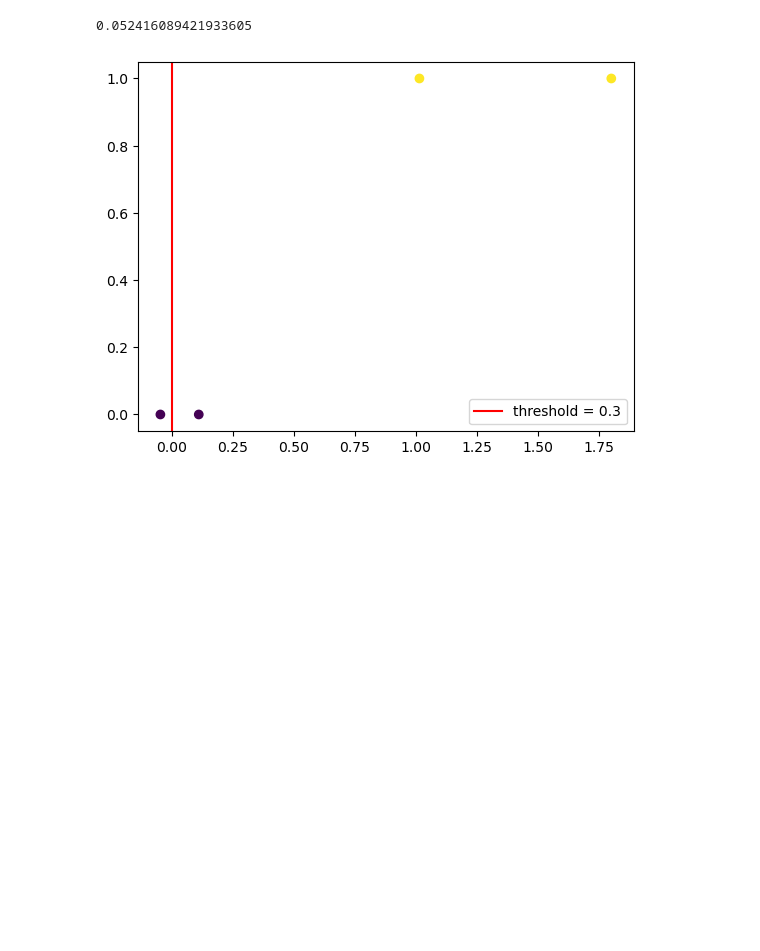
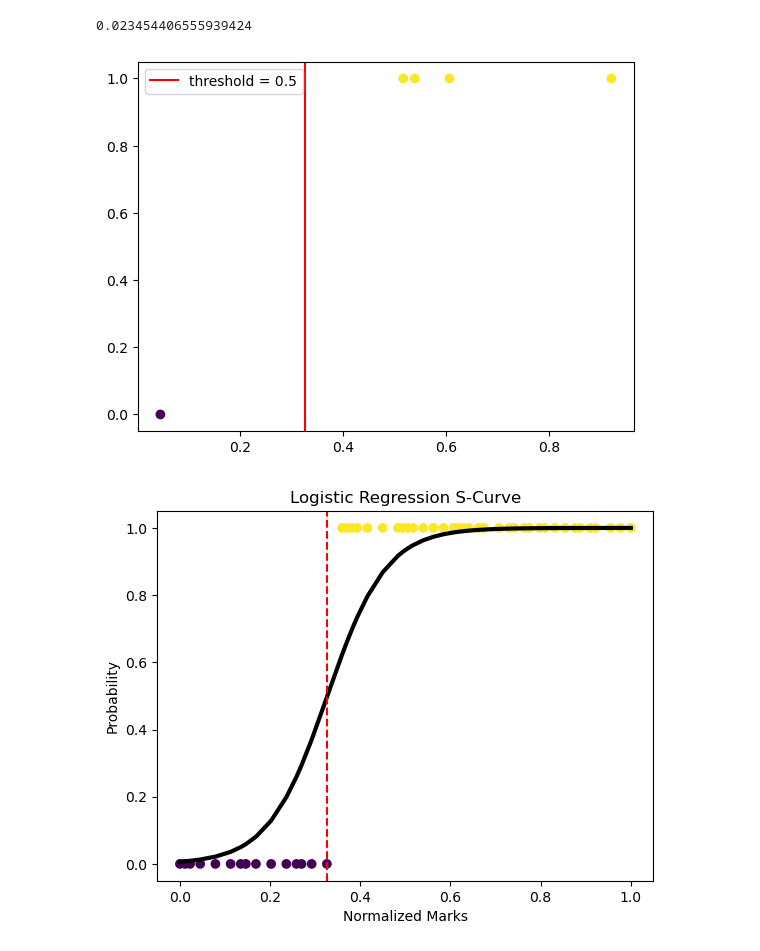
Before and after one commit to GaziWani1/logistic-regression, a Jupyter notebook: one feature/code.ipynb, the cells around one changed output. Cells and saved outputs as stored; diff of their text form; code cells hidden in the pictures; blank space fills up the shorter version.

```diff
--- a/one feature/code.ipynb
+++ b/one feature/code.ipynb
@@ -77,16 +154,45 @@ plt.show()
 # %%
 z = np.dot(X_test , parameters)
 y_pred_test = 1 / (1 + np.exp(-z))
-loss = -np.sum(y_test * np.log(y_pred_test) +(1 - y_test) * np.log(1 - y_pred_test)) / n
+loss = -np.mean(y_test * np.log(y_pred_test) +(1 - y_test) * np.log(1 - y_pred_test))
 print(loss)
 # %% [output]
-0.052416089421933605
+0.023454406555939424
 # %%
 plt.scatter(X_test[:,0] , y_test , c = y_test)
 
-plt.axvline(z_thresh , color='red', label="threshold = 0.3")
+plt.axvline(x_boundary , color='red', label="threshold = 0.5")
 
 plt.legend()
 plt.show()
 # %% [output]
-[figure, old version]
+[figure, new version]
+# %%
+# Sort X values
+sorted_indices = np.argsort(X)
+
+X_sorted = X[sorted_indices]
+
+# Apply model
+z_curve = (X_sorted * w) + b
+
+# Sigmoid
+y_curve = 1 / (1 + np.exp(-z_curve))
+
+# Plot actual data
+plt.scatter(X, y, c=y)
+
+# Plot smooth curve
+plt.plot(X_sorted, y_curve, linewidth=3, color='black')
+
+# Decision boundary
+plt.axvline(x_boundary, color='red', linestyle='--')
+
+plt.xlabel("Normalized Marks")
+plt.ylabel("Probability")
+
+plt.title("Logistic Regression S-Curve")
+
+plt.show()
+# %% [output]
+[figure, added]
```
Also changed, not shown: parts of 7 cells of this notebook, 4 other files.
